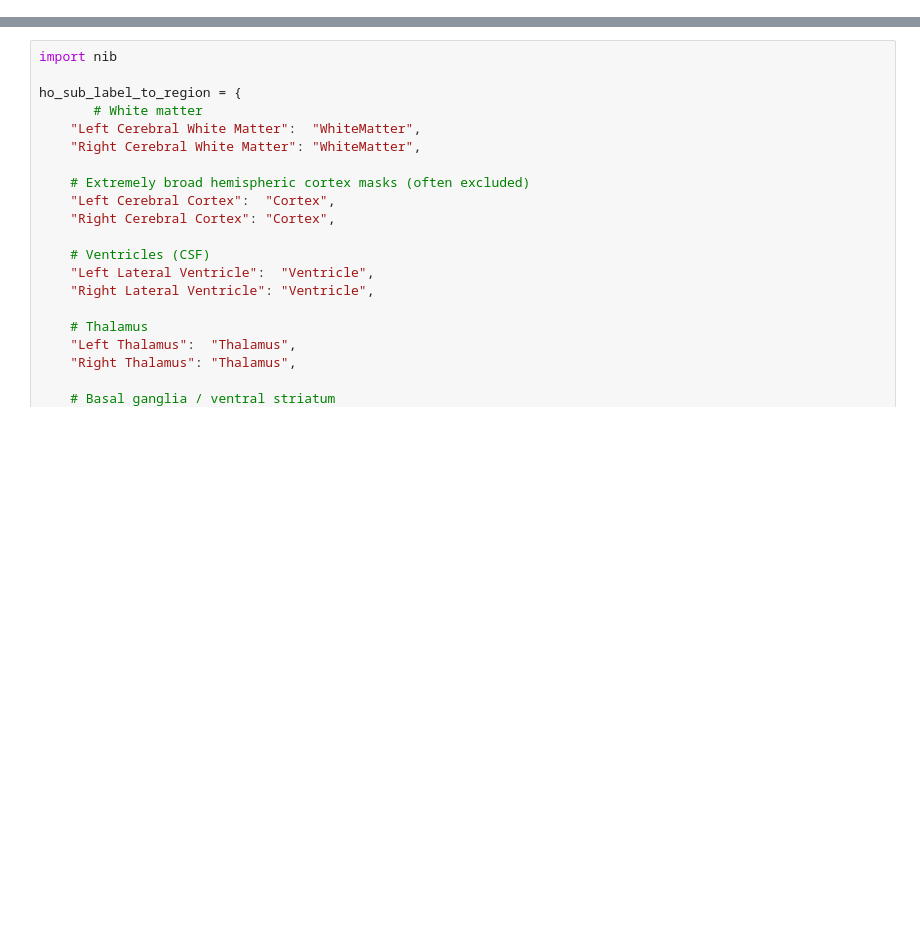
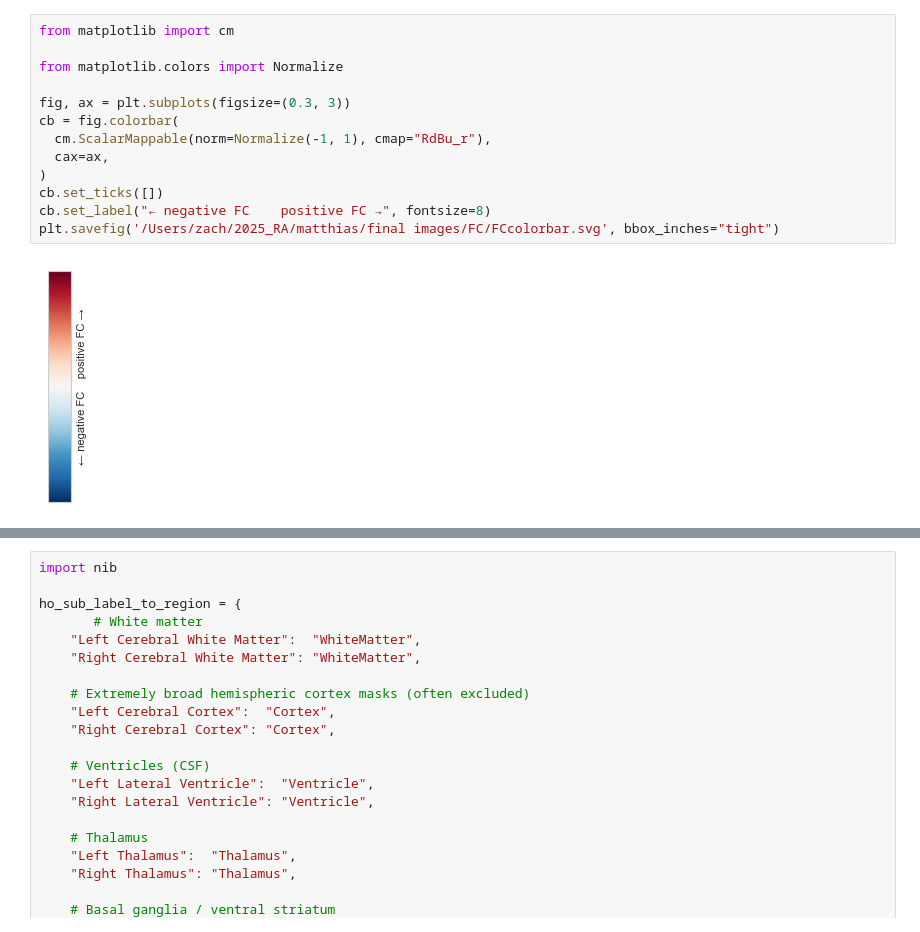
Before and after one commit to BCN-lab/sleepMReye, a Jupyter notebook: sleepmreye/notebooks/function_connectivity_analysis.ipynb, the cells around one changed output, grey strips where cells are left out. Drawn from its saved outputs; the diff is of its cells as text; blank space fills up the shorter version.

```diff
--- a/sleepmreye/notebooks/function_connectivity_analysis.ipynb
+++ b/sleepmreye/notebooks/function_connectivity_analysis.ipynb
@@ -0,0 +103,15 @@
+# %%
+from matplotlib import cm
+
+from matplotlib.colors import Normalize
+
+fig, ax = plt.subplots(figsize=(0.3, 3))
+cb = fig.colorbar(
+  cm.ScalarMappable(norm=Normalize(-1, 1), cmap="RdBu_r"),
+  cax=ax,
+)
+cb.set_ticks([])
+cb.set_label("← negative FC    positive FC →", fontsize=8)
+plt.savefig('/Users/zach/2025_RA/matthias/final images/FC/FCcolorbar.svg', bbox_inches="tight")
+# %% [output]
+[figure, added]
```
Also changed, not shown: parts of 13 cells of this notebook, 10 other files.
